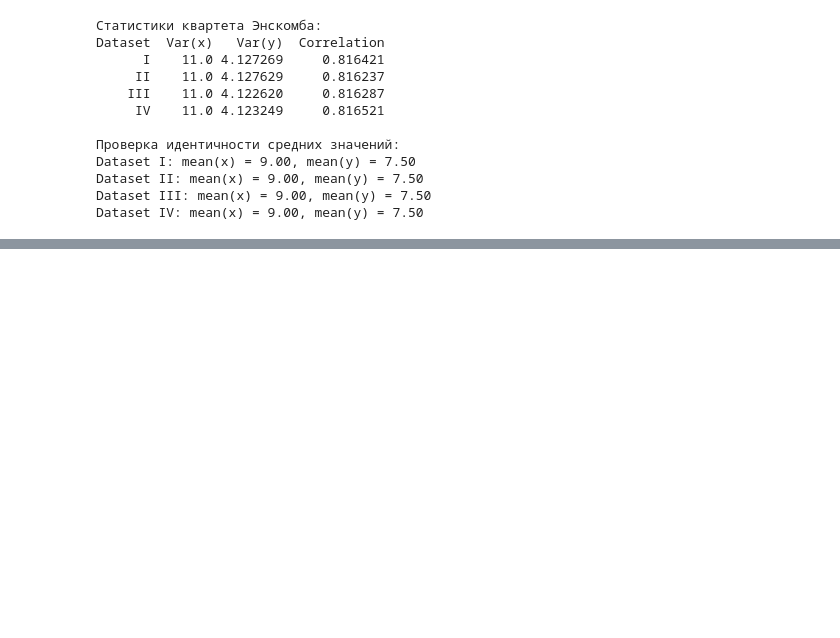
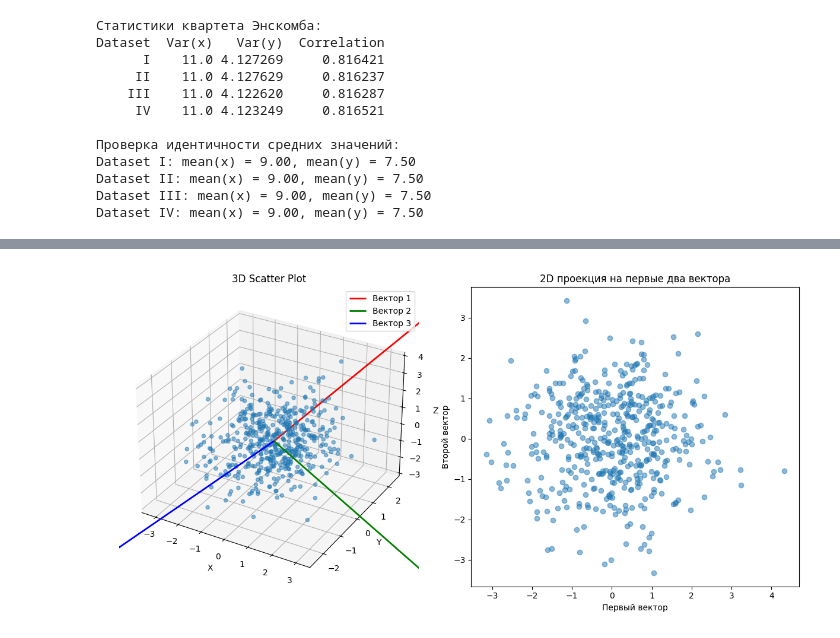
Before and after one commit to averageX56/vichmaty, a Jupyter notebook: Дз 3.ipynb, the cells around one changed output, grey strips where cells are left out. Cells and saved outputs as stored; diff of their text form; code cells hidden in the pictures; blank space fills up the shorter version.

```diff
--- a/Дз 3.ipynb
+++ b/Дз 3.ipynb
@@ -132,0 +228,43 @@ Dataset IV: mean(x) = 9.00, mean(y) = 7.50
+# %%
+import numpy as np
+import matplotlib.pyplot as plt
+from mpl_toolkits.mplot3d import Axes3D
+%matplotlib widgets
+
+np.random.seed(42)
+A = np.random.randn(3, 3)
+A = (A + A.T) / 2
+
+N = 500
+mean = np.zeros(3)
+cov = A
+X = np.random.multivariate_normal(mean, cov, N)
+
+X_centered = X - X.mean(axis=0)
+
+U, s, Vt = np.linalg.svd(X_centered)
+
+fig = plt.figure(figsize=(12, 6))
+
+ax = fig.add_subplot(121, projection='3d')
+ax.scatter(X_centered[:, 0], X_centered[:, 1], X_centered[:, 2], alpha=0.5)
+colors=['red','green','blue']
+for i in range(3):
+    ax.quiver(0, 0, 0, Vt[i, 0], Vt[i, 1], Vt[i, 2], length=s[i], color=colors[i], linewidth=2, label=f'Вектор {i+1}')
+ax.set_title('3D Scatter Plot')
+ax.set_xlabel('X')
+ax.set_ylabel('Y')
+ax.set_zlabel('Z')
+ax.legend()
+
+ax2 = fig.add_subplot(122)
+X_projected = X_centered @ Vt.T
+ax2.scatter(X_projected[:, 0], X_projected[:, 1], alpha=0.5)
+ax2.set_title('2D проекция на первые два вектора')
+ax2.set_xlabel('Первый вектор')
+ax2.set_ylabel('Второй вектор')
+
+plt.tight_layout()
+plt.show()
+# %% [output]
+[figure, added]
```
Also changed, not shown: parts of 9 cells of this notebook, 1 other file.
